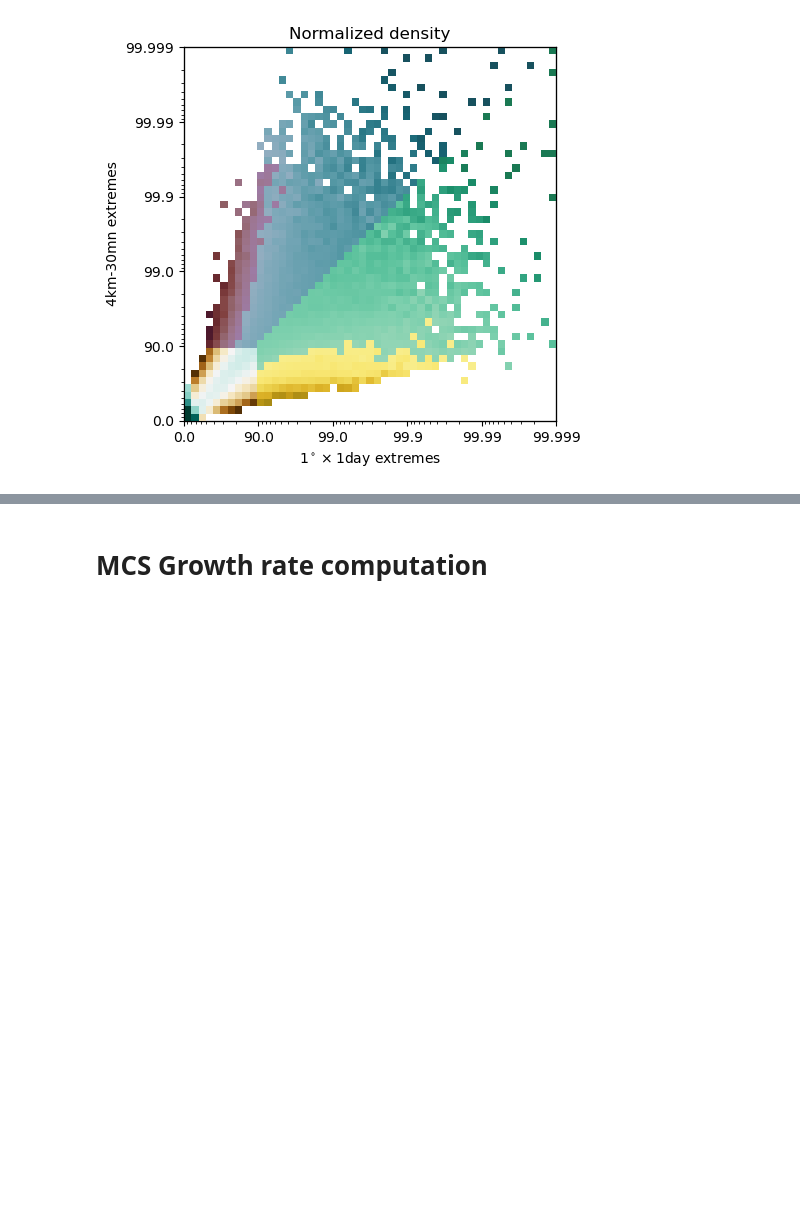
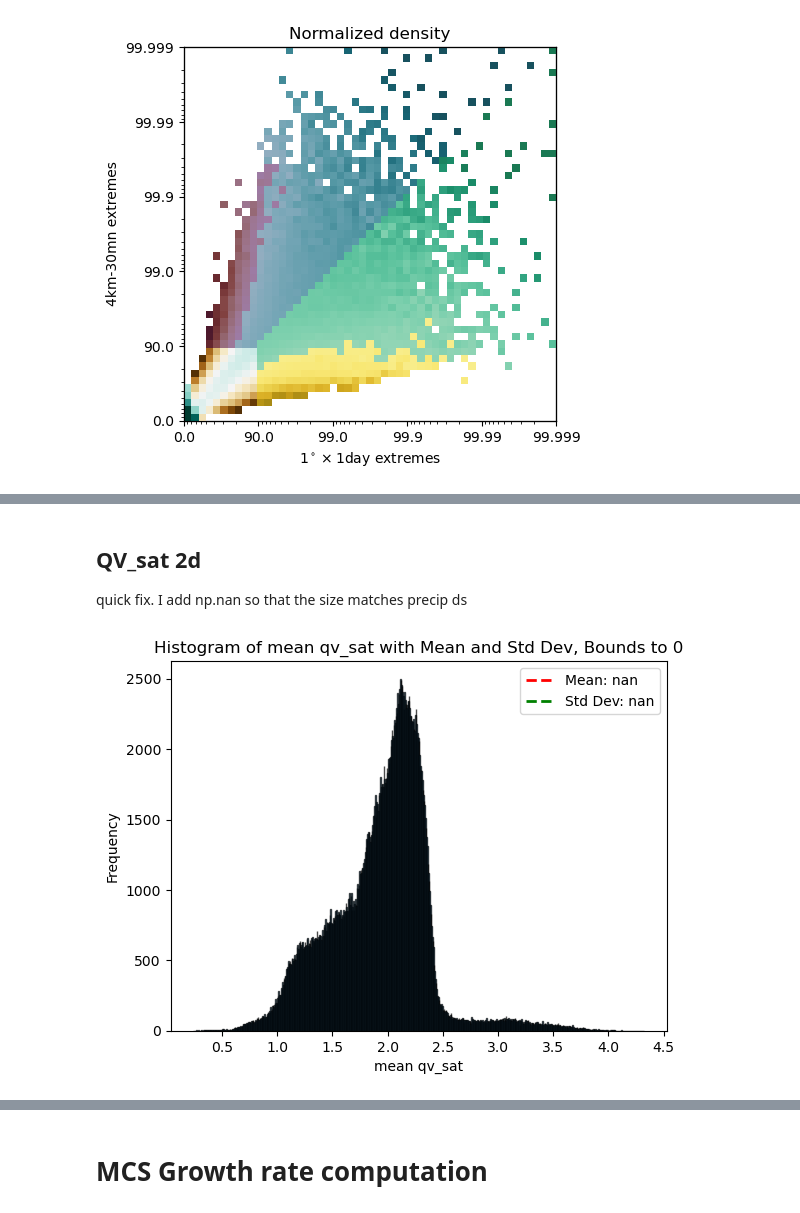
Before and after one commit to 19carenso/tempest, a Jupyter notebook: viz/viz_tropics.ipynb, the cells around one changed output, grey strips where cells are left out. Saved outputs shown, nothing was run; the diff lists cells and outputs as text; code cells hidden in the pictures; blank space fills up the shorter version.

```diff
--- a/viz/viz_tropics.ipynb
+++ b/viz/viz_tropics.ipynb
@@ -89 +90,39 @@ jd.plot_data(data, noise, branch=False)
 [figure]
+# %% [markdown]
+## QV_sat 2d
+quick fix. I add np.nan so that the size matches precip ds
+# %%
+qv_sat_2d = gr.get_var_id_ds("QV_sat_2d").sortby('days')
+mean_qv_sat = qv_sat_2d.mean_QV_sat_2d.values.flatten()
+to_fill = len(jd.sample1) - len(mean_qv_sat)
+mean_qv_sat_processed = np.pad(mean_qv_sat, (to_fill, 0), mode = 'constant', constant_values=np.nan)
+# %%
+import numpy as np
+import matplotlib.pyplot as plt
+
+X = mean_qv_sat_processed
+X_mean = np.mean(X)
+X_std = np.std(X)
+
+# Create histogram with manually adjusted bins
+bins = int(np.sqrt(len(X)))
+
+plt.hist(X, bins=bins, edgecolor='black', alpha=0.7)
+
+# Add mean and standard deviation to the plot
+plt.axvline(X_mean, color='red', linestyle='dashed', linewidth=2, label=f'Mean: {X_mean:.2f}')
+plt.axvline(X_mean + X_std, color='green', linestyle='dashed', linewidth=2, label=f'Std Dev: {X_std:.2f}')
+plt.axvline(X_mean - X_std, color='green', linestyle='dashed', linewidth=2)
+
+# Add labels and title
+plt.xlabel('mean qv_sat')
+plt.ylabel('Frequency')
+plt.title('Histogram of mean qv_sat with Mean and Std Dev, Bounds to 0')
+
+# Show legend
+plt.legend()
+
+# Display the plot
+plt.show()
+# %% [output]
+[figure, added]
```
Also changed, not shown: parts of 14 cells of this notebook, 10 other files.
